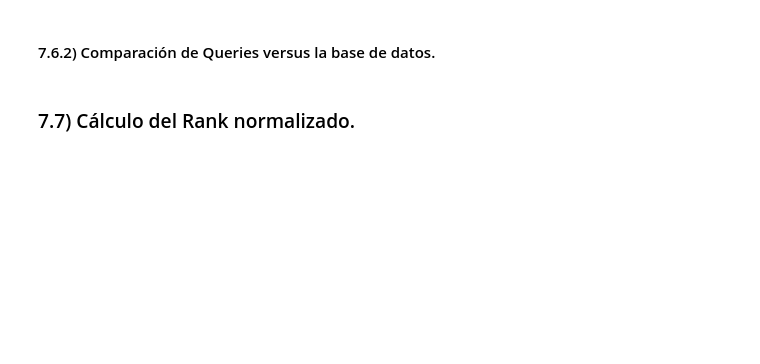
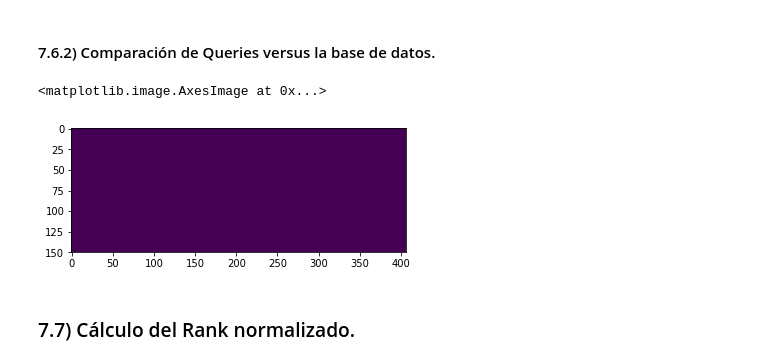
Before and after one commit to tmsl31/ProyectoImagenes-LabIntelingencia, a Jupyter notebook: ProyectoImagenes(metodoAlternativo).ipynb, the cells around one changed output. Cells and saved outputs as stored; diff of their text form; code cells hidden in the pictures; blank space fills up the shorter version.

```diff
--- a/ProyectoImagenes(metodoAlternativo).ipynb
+++ b/ProyectoImagenes(metodoAlternativo).ipynb
@@ -122,0 +67,5 @@ def gradientePolares(imRGB):
+# %%
+#Funcion que calcule el vector de características de una imagen
+def caracteristicasHOG(imRGB):
+    vectorCar = hog(test, orientations = 9, pixels_per_cell = (16,16), cells_per_block = (1,1), block_norm = 'L2-Hys', visualize = False, feature_vector = True, multichannel = True)
+    return vectorCar
@@ -285,8 +143,9 @@ def incorporarDatabaseHistAlternativo():
         nombres = np.append(nombres,str(filename))
         clases = np.append(clases,extraerClaseAlternativo(filename))
         #Obtener el histograma
+        print(filename)
         imagenSubida = leerRGB(imPath)
-        histImagen = histogramaGradienteImagen(imagenSubida)
+        histImagen = caracteristicasHOG(imagenSubida)
         #Incluir histograma
         if (count==0):
             histos=histImagen.T
@@ -305,8 +180,10 @@ KeyboardInterrupt:
 #### 7.6.2) Comparación de Queries versus la  base de datos.
 # %%
 def distanciaUnaImagenAlt(nombreImagenQuery):
+    #Leer imagen de la query
+    imagenQuery = leerRGB (nombreImagenQuery)
     #Obtener histograma de la imagen query.
-    histQuery = histogramaGradienteImagen(imagenQuery)
+    histQuery = caracteristicasHOG(imagenQuery)
     #Seleccion de la matriz de histogramas a comparar.
     histComparar = histosHoG
     #Comparaciones:
@@ -335,7 +212,7 @@ def compararQueriesAlt():
         #Agregar nombre
         nombres = np.append(nombres,str(filename2))
         #Incluir clases
-        clases = np.append(clases,extraerClase(filename2))
+        clases = np.append(clases,extraerClaseAlternativo(filename2))
         #Incluir histograma
         if (count==0):
             comparaciones=vecComparaciones.T
@@ -348,6 +225,11 @@ def compararQueriesAlt():
     return nombres,clases,comparaciones
 # %%
 nombresQueryAlt,clasesQueryAlt,compQueryAlt = compararQueriesAlt()
+# %%
+plt.imshow(compQueryAlt)
+# %% [output]
+<matplotlib.image.AxesImage at 0x...>
+[figure, added]
 # %% [markdown]
 ### 7.7) Cálculo del Rank normalizado.
 # %%
```
Also changed, not shown: parts of 19 cells of this notebook.
